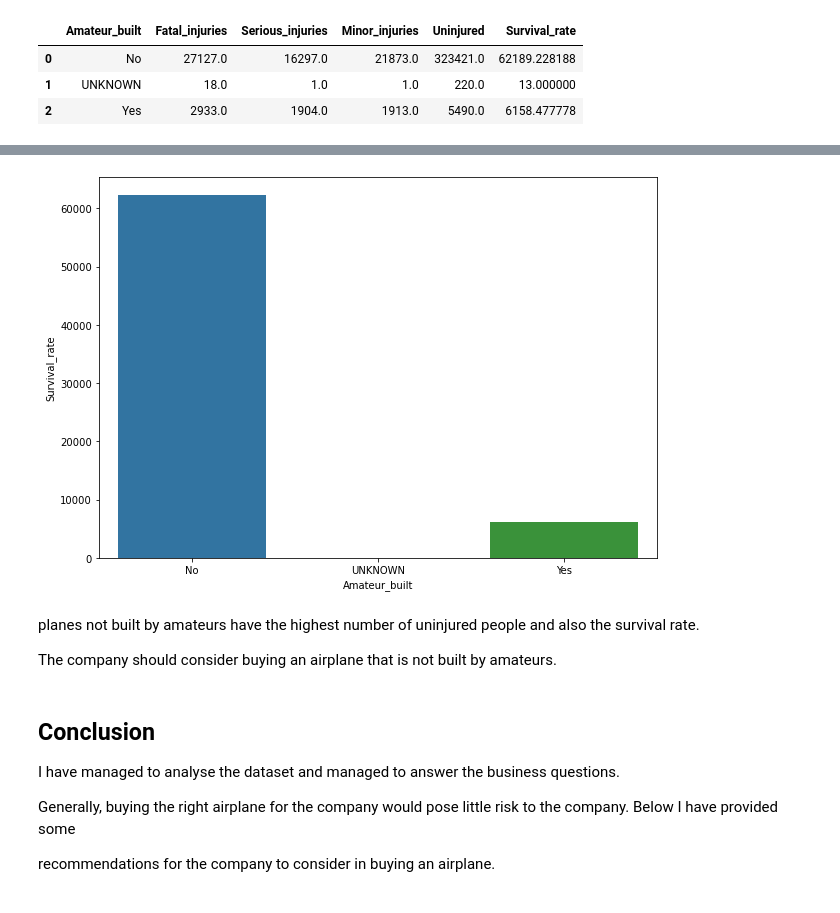
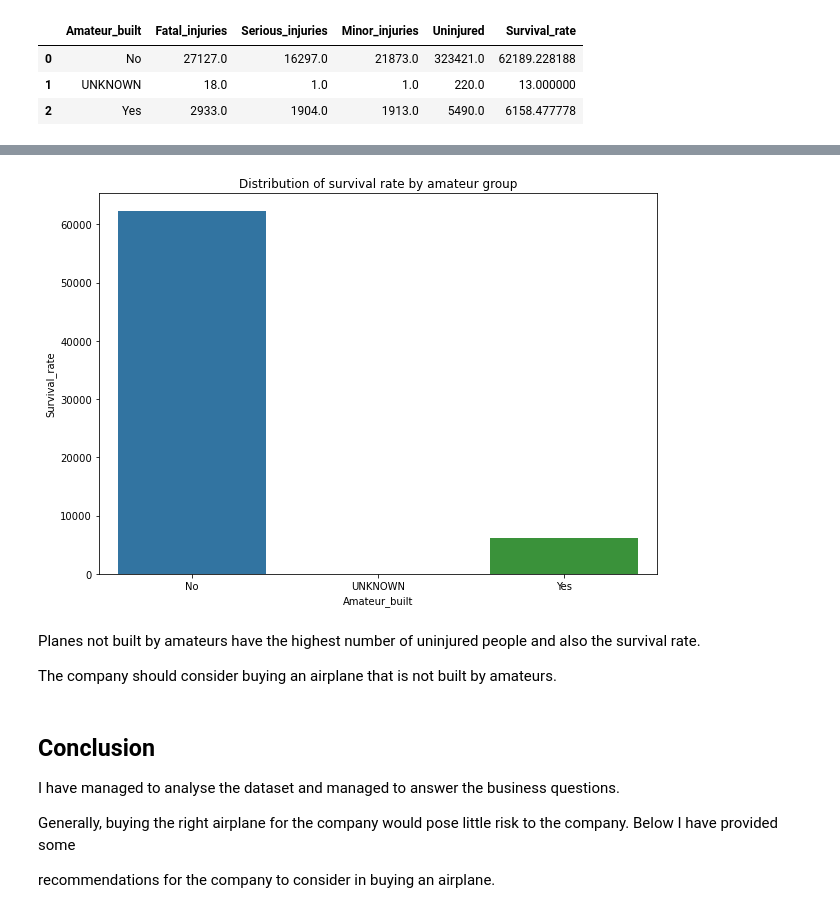
Before and after one commit to MosesMusyoki/dsc-phase_1_project, a Jupyter notebook: student.ipynb, the cells around one changed output, grey strips where cells are left out. Cells and saved outputs as stored; diff of their text form; code cells hidden in the pictures.

```diff
--- a/student.ipynb
+++ b/student.ipynb
@@ -646,11 +648,11 @@ sns.barplot(x = 'Amateur_built',y='Uninjured' , data = amateur_group);
 # %%
 fig, ax = plt.subplots(figsize = (10, 7))
-
+ax.set_title("Distribution of survival rate by amateur group")
 sns.barplot(x = 'Amateur_built',y='Survival_rate' , data = amateur_group);
 # %% [output]
-[figure, old version]
+[figure, new version]
 # %% [markdown]
-planes not built by amateurs have the highest number of uninjured people and also the survival rate.
+Planes not built by amateurs have the highest number of uninjured people and also the survival rate.
 
 The company should consider buying an airplane that is not built by amateurs.
 # %% [markdown]
```
Also changed, not shown: parts of 18 cells of this notebook.
